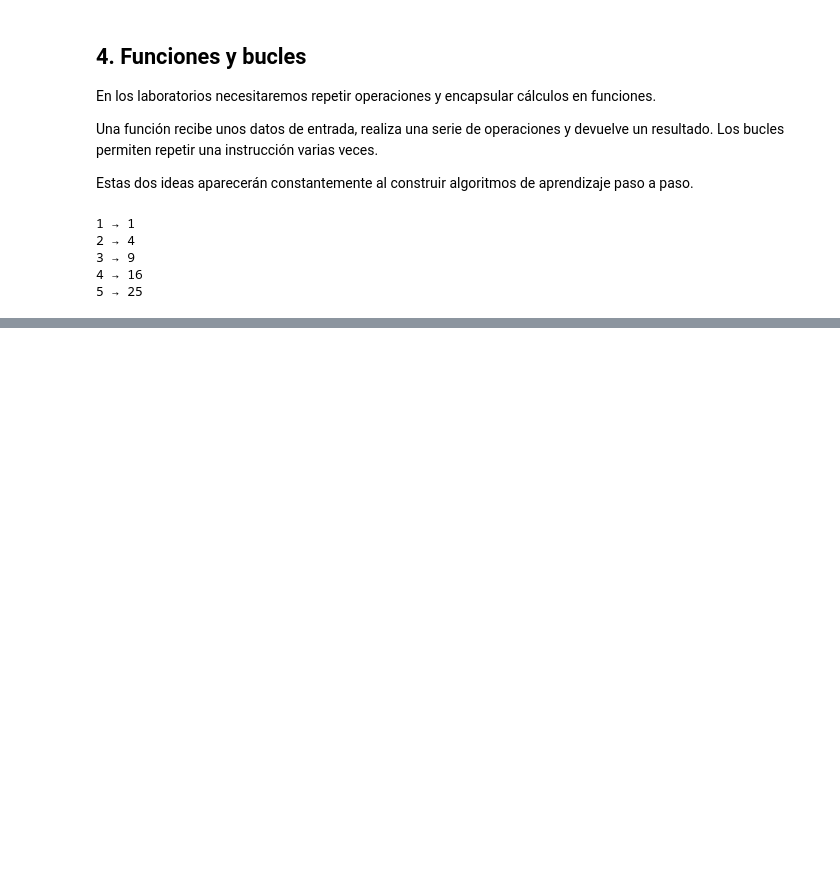
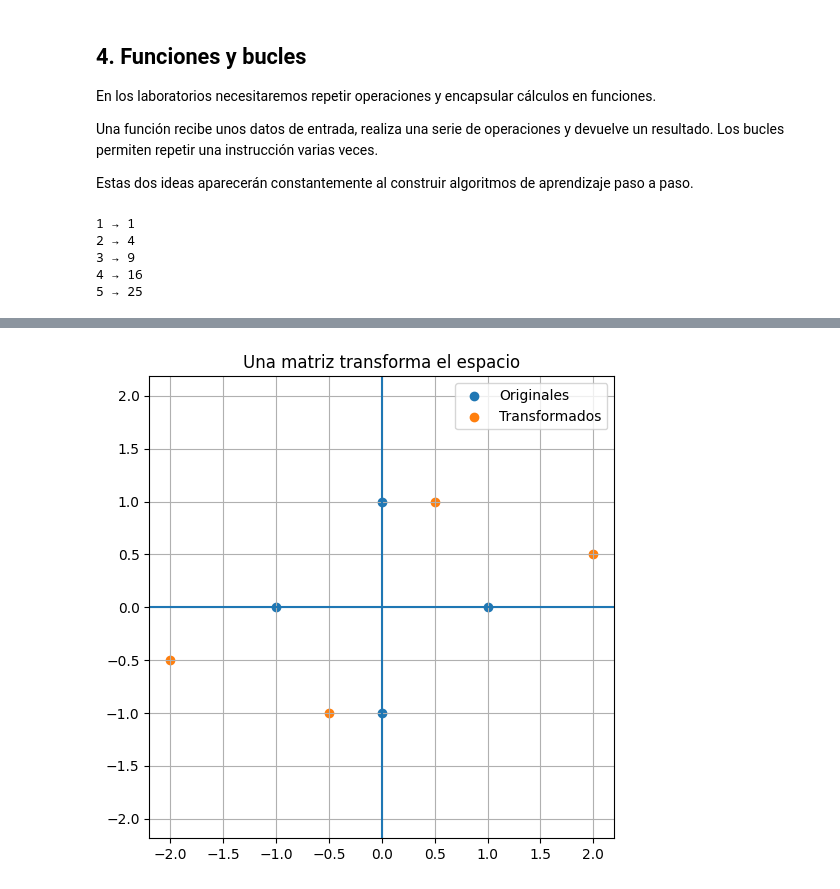
Before and after one commit to CuentosCuanticos/matematicas-ia, a Jupyter notebook: 00_preparacion/00_python_colab.ipynb, the cells around one changed output, grey strips where cells are left out. Drawn from its saved outputs; the diff is of its cells as text; code cells hidden in the pictures; blank space fills up the shorter version.

```diff
--- a/00_preparacion/00_python_colab.ipynb
+++ b/00_preparacion/00_python_colab.ipynb
@@ -155,0 +613,77 @@ for numero in numeros:
+# %%
+# Construimos cuatro puntos del plano.
+#
+# Cada fila representa un punto:
+#     [coordenada_x, coordenada_y]
+puntos = np.array([
+    [ 1.0,  0.0],
+    [ 0.0,  1.0],
+    [-1.0,  0.0],
+    [ 0.0, -1.0]
+])
+
+# Definimos una matriz 2 x 2.
+A = np.array([
+    [2.0, 0.5],
+    [0.5, 1.0]
+])
+
+# Como cada punto está almacenado como una fila,
+# aplicamos la matriz mediante A.T.
+#
+# Matemáticamente estamos aplicando la misma
+# transformación lineal a todos los puntos.
+puntos_transformados = puntos @ A.T
+
+# Mostramos los puntos originales.
+print("Puntos originales:")
+print(puntos)
+
+# Mostramos los puntos transformados.
+print("\nPuntos transformados:")
+print(puntos_transformados)
+
+# Creamos una figura cuadrada.
+plt.figure(figsize=(6, 6))
+
+# Representamos los puntos originales.
+#
+# [:,0] significa:
+# todas las filas, columna 0.
+#
+# Es decir, todas las coordenadas x.
+plt.scatter(
+    puntos[:, 0],
+    puntos[:, 1],
+    label="Originales"
+)
+
+# Representamos los puntos transformados.
+plt.scatter(
+    puntos_transformados[:, 0],
+    puntos_transformados[:, 1],
+    label="Transformados"
+)
+
+# Dibujamos el eje horizontal.
+plt.axhline(0)
+
+# Dibujamos el eje vertical.
+plt.axvline(0)
+
+# Utilizamos la misma escala en ambos ejes
+# para respetar visualmente la geometría.
+plt.axis("equal")
+
+# Añadimos una cuadrícula.
+plt.grid()
+
+# Añadimos la leyenda.
+plt.legend()
+
+# Añadimos el título.
+plt.title("Una matriz transforma el espacio")
+
+# Mostramos el gráfico.
+plt.show()
+# %% [output]
@@ -155,0 +701 @@ for numero in numeros:
+[figure, added]
```
Also changed, not shown: parts of 23 cells of this notebook.
